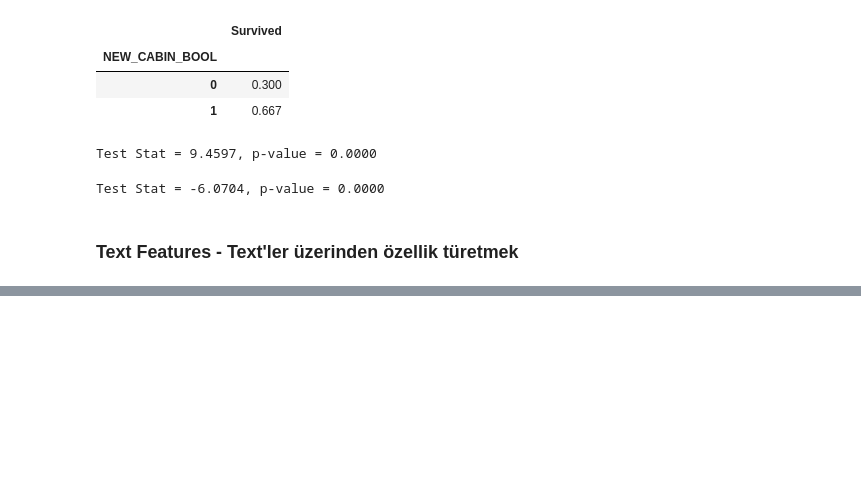
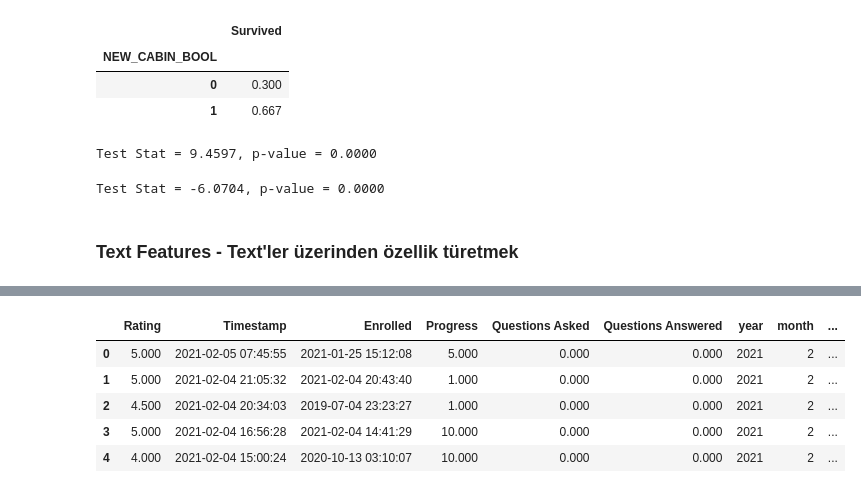
Before and after one commit to berkcangumusisik/MiuulYazKampi, a Jupyter notebook: Özellik Mühendisliği/FeatureExctraction.ipynb, the cells around one changed output, grey strips where cells are left out. Drawn from its saved outputs; the diff is of its cells as text; code cells hidden in the pictures; blank space fills up the shorter version.

```diff
--- a/Özellik Mühendisliği/FeatureExctraction.ipynb
+++ b/Özellik Mühendisliği/FeatureExctraction.ipynb
@@ -104,0 +187,3 @@ Test Stat = -6.0704, p-value = 0.0000
+# %%
+dff = pd.read_csv("datasets/course_reviews.csv")
+dff.head()
@@ -104,0 +213,3 @@ Test Stat = -6.0704, p-value = 0.0000
+# %%
+dff['Timestamp'] = pd.to_datetime(dff["Timestamp"], format="%Y-%m-%d") #Timestamp alanının formatını değiştiriyoruz.
+dff.head()
@@ -104,0 +223,4 @@ Test Stat = -6.0704, p-value = 0.0000
+# %%
+#year
+dff["year"] = dff["Timestamp"].dt.year
+dff.head()
@@ -104,0 +234,4 @@ Test Stat = -6.0704, p-value = 0.0000
+# %%
+#month
+dff["month"] = dff["Timestamp"].dt.month
+dff.head()
@@ -104,0 +245,11 @@ Test Stat = -6.0704, p-value = 0.0000
+# %%
+# year diff
+dff['yearDiff'] = date.today().year - dff['Timestamp'].dt.year #date.today().year ile bugunun yılını alıyoruz.
+dff.head()
+# %% [output]
+|  | Rating | Timestamp | Enrolled | Progress | Questions Asked | Questions Answered | year | month | ... |
+| 0 | 5.000 | 2021-02-05 07:45:55 | 2021-01-25 15:12:08 | 5.000 | 0.000 | 0.000 | 2021 | 2 | ... |
+| 1 | 5.000 | 2021-02-04 21:05:32 | 2021-02-04 20:43:40 | 1.000 | 0.000 | 0.000 | 2021 | 2 | ... |
+| 2 | 4.500 | 2021-02-04 20:34:03 | 2019-07-04 23:23:27 | 1.000 | 0.000 | 0.000 | 2021 | 2 | ... |
+| 3 | 5.000 | 2021-02-04 16:56:28 | 2021-02-04 14:41:29 | 10.000 | 0.000 | 0.000 | 2021 | 2 | ... |
+| 4 | 4.000 | 2021-02-04 15:00:24 | 2020-10-13 03:10:07 | 10.000 | 0.000 | 0.000 | 2021 | 2 | ... |
```
Also changed, not shown: parts of 29 cells of this notebook, 4 other files.
